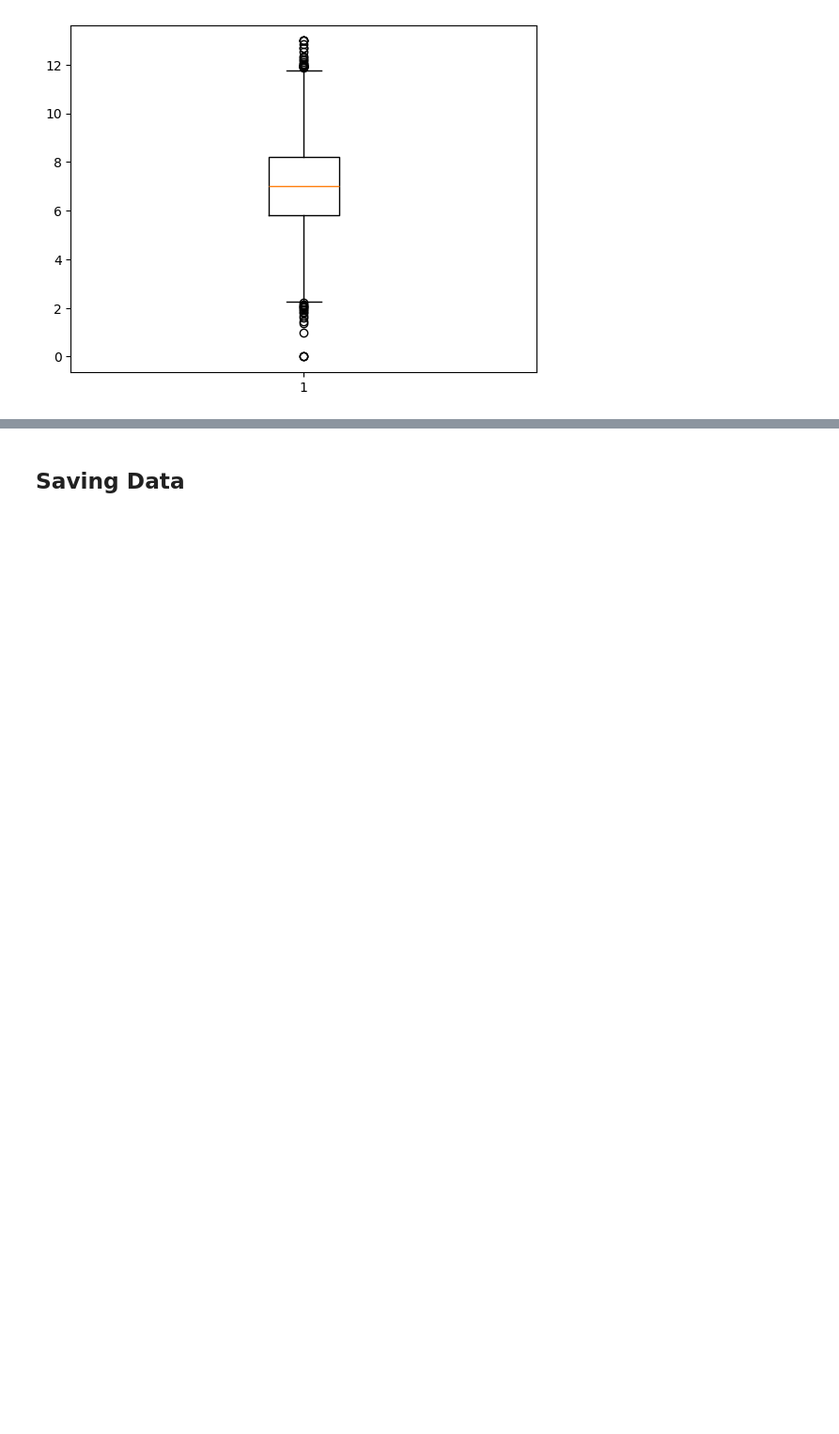
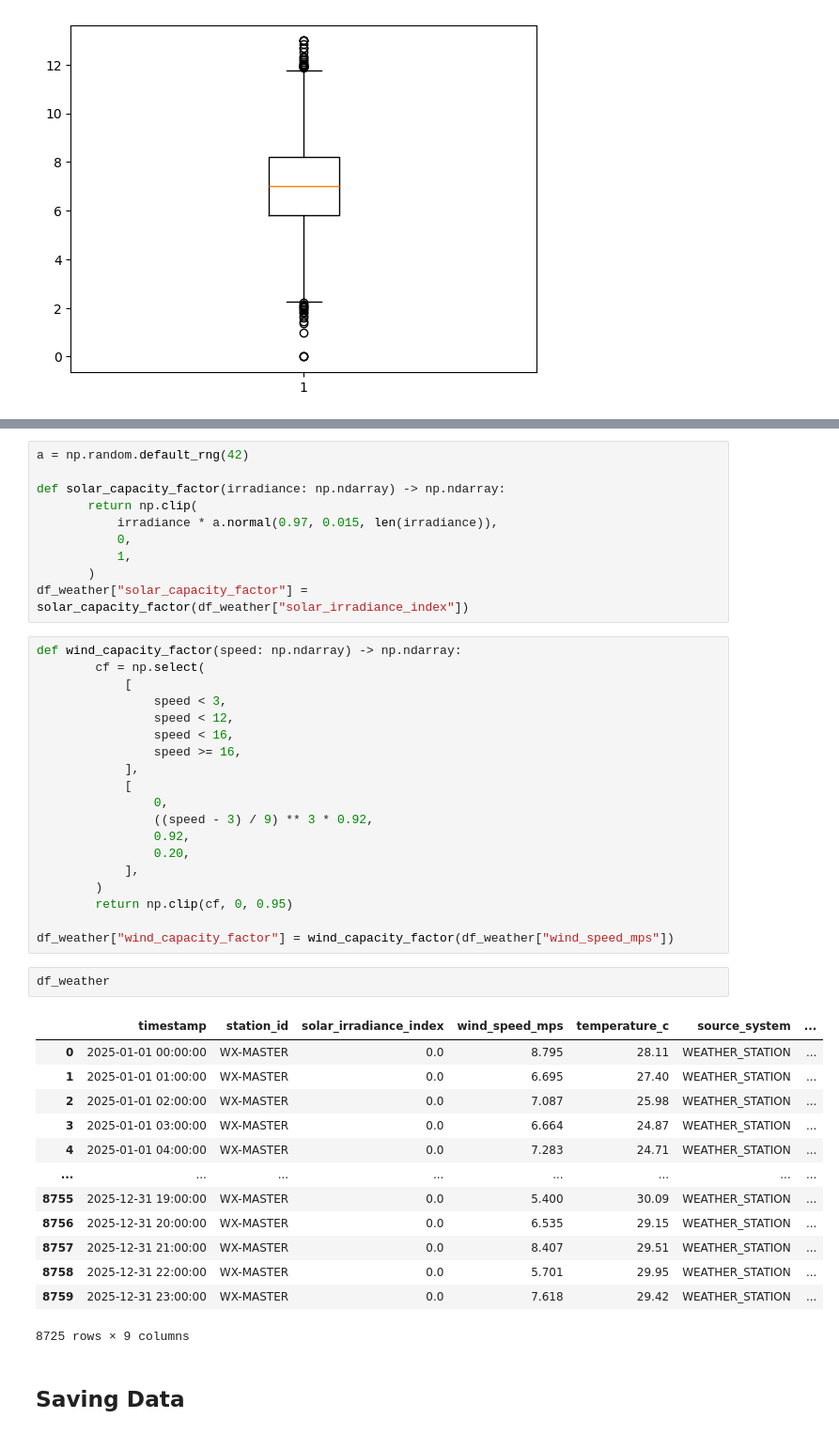
Before and after one commit to sadamhabnawi28/GreenGrid_Energy_Project, a Jupyter notebook: scripts/data_cleaning.ipynb, the cells around one changed output, grey strips where cells are left out. Shown at 94% size. Drawn from its saved outputs; the diff is of its cells as text; blank space fills up the shorter version.

Commit message:
Changes to be committed: 	new file:   Vis1.pbix 	modified:   datasets/greengrid_v2_2/clean_data/weather_station_clean.csv 	modified:   scripts/data_cleaning.ipynb

```diff
--- a/scripts/data_cleaning.ipynb
+++ b/scripts/data_cleaning.ipynb
@@ -621,3 +634,48 @@ plt.show()
+# %%
+a = np.random.default_rng(42)
+
+def solar_capacity_factor(irradiance: np.ndarray) -> np.ndarray:
+       return np.clip(
+           irradiance * a.normal(0.97, 0.015, len(irradiance)),
+           0,
+           1,
+       )
+df_weather["solar_capacity_factor"] = solar_capacity_factor(df_weather["solar_irradiance_index"])
+# %%
+def wind_capacity_factor(speed: np.ndarray) -> np.ndarray:
+        cf = np.select(
+            [
+                speed < 3,
+                speed < 12,
+                speed < 16,
+                speed >= 16,
+            ],
+            [
+                0,
+                ((speed - 3) / 9) ** 3 * 0.92,
+                0.92,
+                0.20,
+            ],
+        )
+        return np.clip(cf, 0, 0.95)
+
+df_weather["wind_capacity_factor"] = wind_capacity_factor(df_weather["wind_speed_mps"])
+# %%
+df_weather
+# %% [output]
+|  | timestamp | station_id | solar_irradiance_index | wind_speed_mps | temperature_c | source_system | ... |
+| 0 | 2025-01-01 00:00:00 | WX-MASTER | 0.0 | 8.795 | 28.11 | WEATHER_STATION | ... |
+| 1 | 2025-01-01 01:00:00 | WX-MASTER | 0.0 | 6.695 | 27.40 | WEATHER_STATION | ... |
+| 2 | 2025-01-01 02:00:00 | WX-MASTER | 0.0 | 7.087 | 25.98 | WEATHER_STATION | ... |
+| 3 | 2025-01-01 03:00:00 | WX-MASTER | 0.0 | 6.664 | 24.87 | WEATHER_STATION | ... |
+| 4 | 2025-01-01 04:00:00 | WX-MASTER | 0.0 | 7.283 | 24.71 | WEATHER_STATION | ... |
+| ... | ... | ... | ... | ... | ... | ... | ... |
+| 8755 | 2025-12-31 19:00:00 | WX-MASTER | 0.0 | 5.400 | 30.09 | WEATHER_STATION | ... |
+| 8756 | 2025-12-31 20:00:00 | WX-MASTER | 0.0 | 6.535 | 29.15 | WEATHER_STATION | ... |
+| 8757 | 2025-12-31 21:00:00 | WX-MASTER | 0.0 | 8.407 | 29.51 | WEATHER_STATION | ... |
+| 8758 | 2025-12-31 22:00:00 | WX-MASTER | 0.0 | 5.701 | 29.95 | WEATHER_STATION | ... |
+| 8759 | 2025-12-31 23:00:00 | WX-MASTER | 0.0 | 7.618 | 29.42 | WEATHER_STATION | ... |
+8725 rows × 9 columns
 # %% [markdown]
 ## Saving Data
 # %%
```
Also changed, not shown: parts of 2 cells of this notebook, 2 other files.
